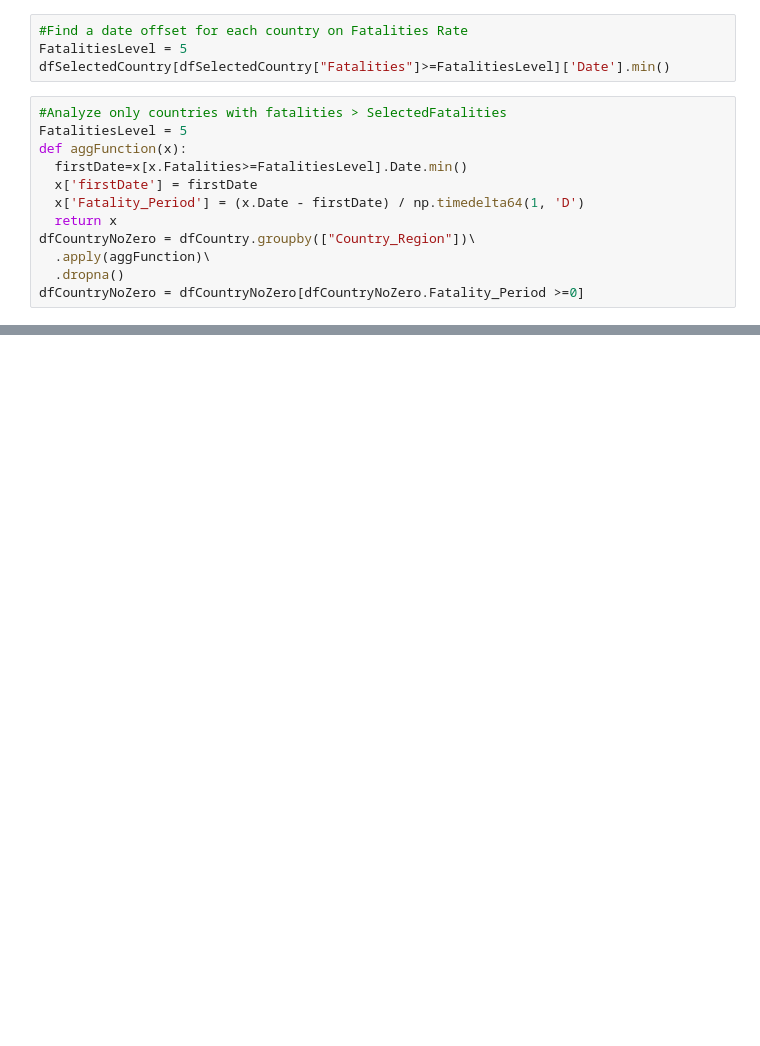
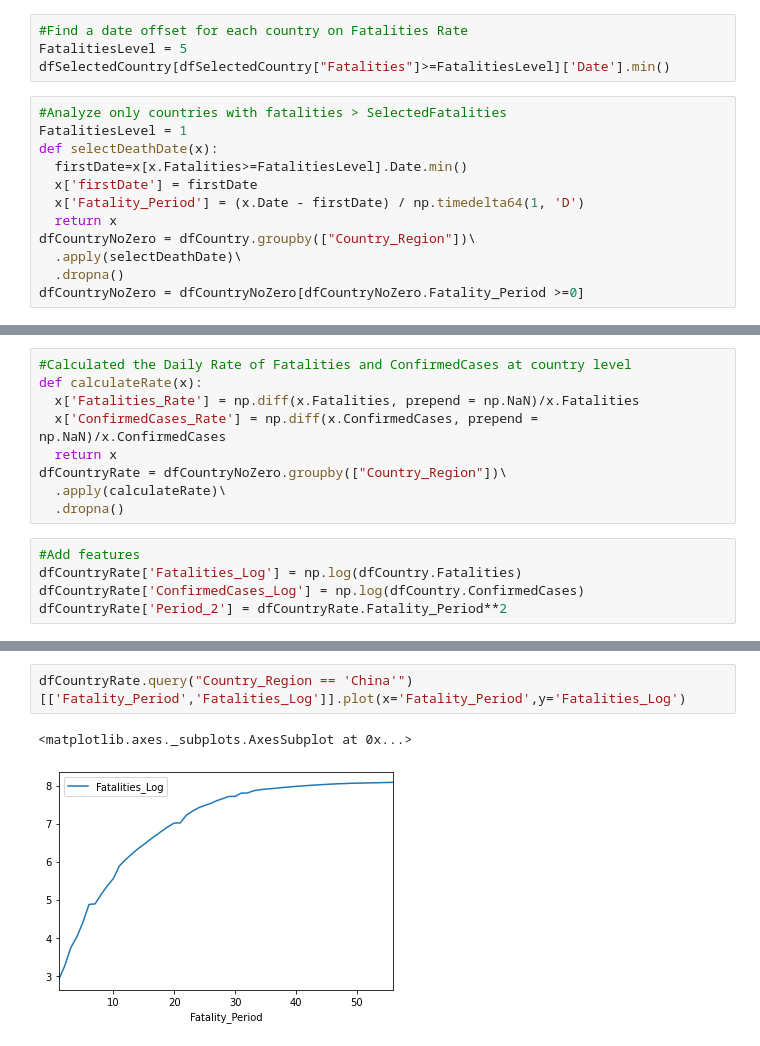
Before and after one commit to ldejuan/covid, a Jupyter notebook: descriptive_analysis.ipynb, the cells around one changed output, grey strips where cells are left out. Cells and saved outputs as stored; diff of their text form; blank space fills up the shorter version.

```diff
--- a/descriptive_analysis.ipynb
+++ b/descriptive_analysis.ipynb
@@ -59,14 +122,14 @@ FatalitiesLevel = 5
 dfSelectedCountry[dfSelectedCountry["Fatalities"]>=FatalitiesLevel]['Date'].min()
 # %%
 #Analyze only countries with fatalities > SelectedFatalities
-FatalitiesLevel = 5
-def aggFunction(x):
+FatalitiesLevel = 1
+def selectDeathDate(x):
   firstDate=x[x.Fatalities>=FatalitiesLevel].Date.min()
   x['firstDate'] = firstDate
   x['Fatality_Period'] = (x.Date - firstDate) / np.timedelta64(1, 'D')
   return x
 dfCountryNoZero = dfCountry.groupby(["Country_Region"])\
-  .apply(aggFunction)\
+  .apply(selectDeathDate)\
   .dropna()
 dfCountryNoZero = dfCountryNoZero[dfCountryNoZero.Fatality_Period >=0]
 # %%
@@ -75,0 +155,14 @@ dfCountryNoZero.Country_Region.unique()
+# %%
+#Calculated the Daily Rate of Fatalities and ConfirmedCases at country level
+def calculateRate(x):
+  x['Fatalities_Rate'] = np.diff(x.Fatalities, prepend = np.NaN)/x.Fatalities
+  x['ConfirmedCases_Rate'] = np.diff(x.ConfirmedCases, prepend = np.NaN)/x.ConfirmedCases
+  return x
+dfCountryRate = dfCountryNoZero.groupby(["Country_Region"])\
+  .apply(calculateRate)\
+  .dropna()
+# %%
+#Add features
+dfCountryRate['Fatalities_Log'] = np.log(dfCountry.Fatalities)
+dfCountryRate['ConfirmedCases_Log'] = np.log(dfCountry.ConfirmedCases)
+dfCountryRate['Period_2'] = dfCountryRate.Fatality_Period**2
@@ -75,0 +174,5 @@ dfCountryNoZero.Country_Region.unique()
+# %%
+dfCountryRate.query("Country_Region == 'China'")[['Fatality_Period','Fatalities_Log']].plot(x='Fatality_Period',y='Fatalities_Log')
+# %% [output]
+<matplotlib.axes._subplots.AxesSubplot at 0x...>
+[figure, added]
```
Also changed, not shown: parts of 14 cells of this notebook.
